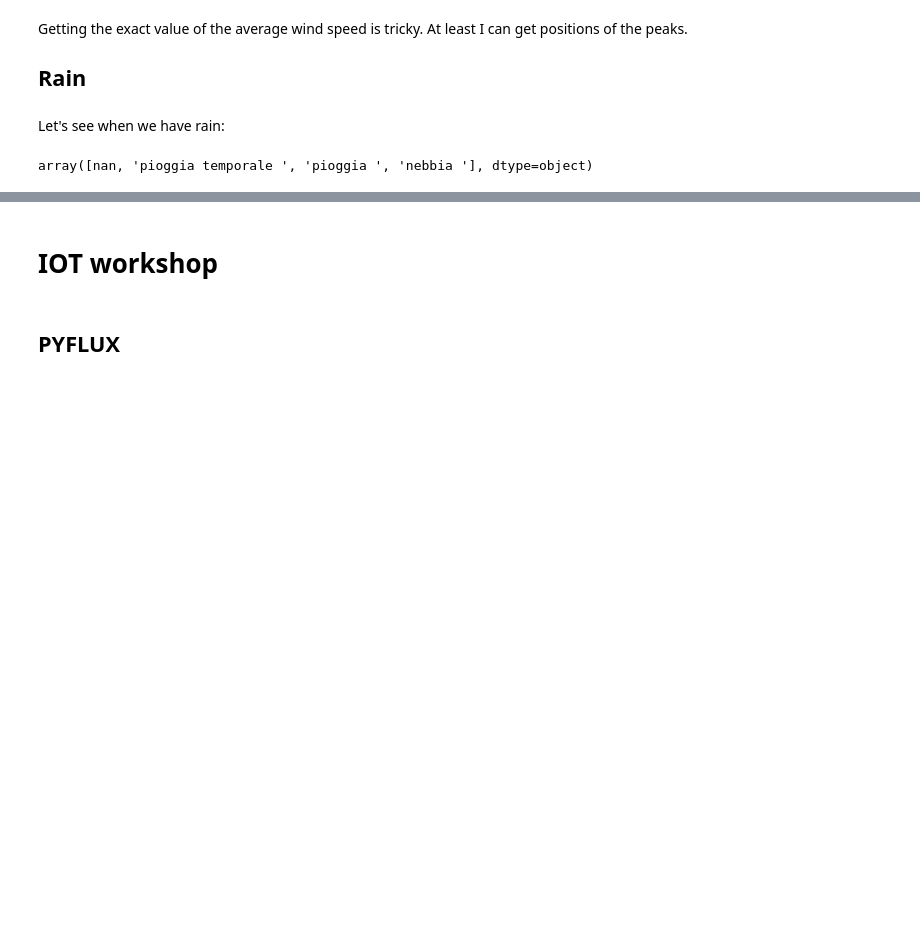
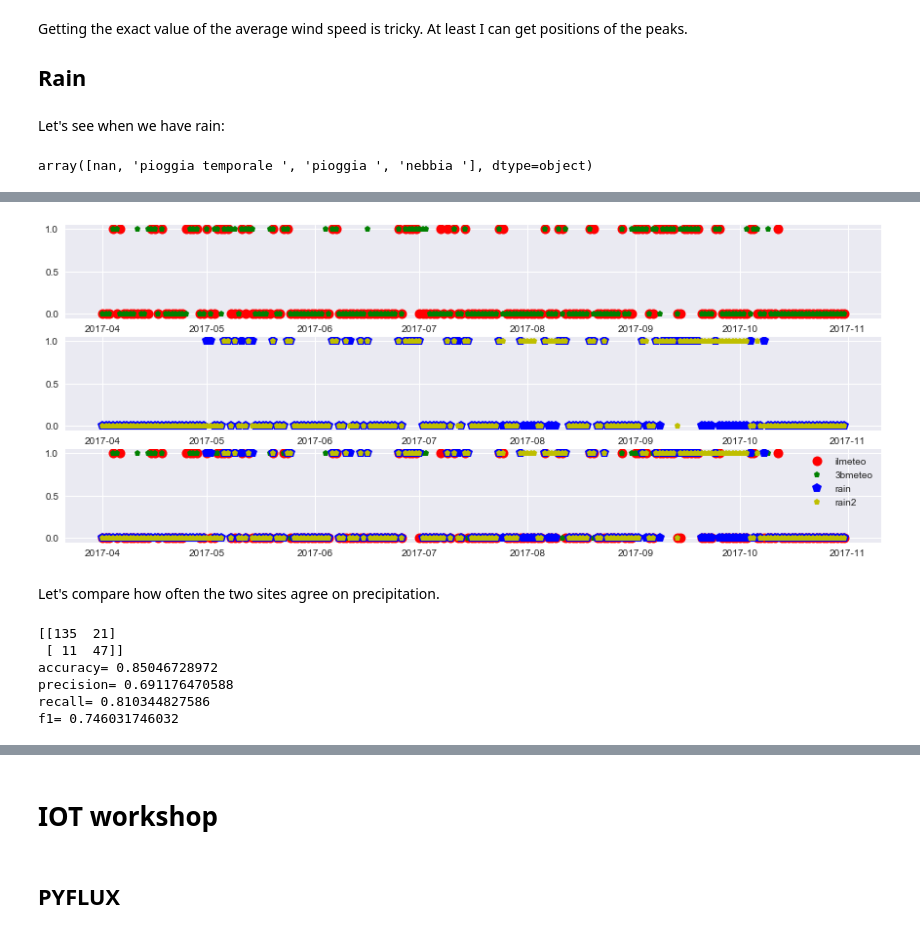
Before and after one commit to baruselli/weather_datalog, a Jupyter notebook: datalog.ipynb, the cells around one changed output, grey strips where cells are left out. Drawn from its saved outputs; the diff is of its cells as text; code cells hidden in the pictures; blank space fills up the shorter version.

Commit message:
more on rain

```diff
--- a/datalog.ipynb
+++ b/datalog.ipynb
@@ -422,6 +424,12 @@ def pioggia(row):
         return 1
     else:
         return 0
-all_daily["rain"]=all_daily.apply (lambda row: pioggia(row),axis=1)
 
-all_daily[["rain", "prec"]].tail(30)
+def pioggia2(row):
+    if (row["prec"]>0):
+        return 1
+    else:
+        return 0
+
+all_daily["rain_ilmeteo"]=all_daily.apply (lambda row: pioggia(row),axis=1)
+all_daily["rain_3bmeteo"]=all_daily.apply (lambda row: pioggia2(row),axis=1)
@@ -451,0 +438,17 @@ print(confusion_matrix(test_pioggia.pioggia,test_pioggia.Rain_01))
+# %%
+def pioggia3(row):
+    if (row["Rain_min"]<600):
+        return 1
+    else:
+        return 0
+
+def pioggia4(row):
+    if (row["Rain2_max"]>200):
+        return 1
+    else:
+        return 0
+
+all_daily["rain_01"]=all_daily.apply (lambda row: pioggia3(row),axis=1)
+all_daily["rain2_01"]=all_daily.apply (lambda row: pioggia4(row),axis=1)
+
+all_daily[["rain_ilmeteo", "rain_3bmeteo","rain_01","rain2_01"]].tail(10)
@@ -451,0 +467,30 @@ print(confusion_matrix(test_pioggia.pioggia,test_pioggia.Rain_01))
+# %%
+f, ax = plt.subplots(3,1,figsize=(15,6))
+for i in (0,2):
+    ax[i].plot(all_daily.rain_ilmeteo,'ro',markersize=10, label="ilmeteo")
+    ax[i].plot(all_daily.rain_3bmeteo,'gp',markersize=7, label="3bmeteo")
+for i in (1,2):
+    ax[i].plot(all_daily.rain_01,'bp',markersize=10, label="rain")
+    ax[i].plot(all_daily.rain2_01,'yp',markersize=7, label="rain2")
+#plt.plot(all_daily.Rain_min,'gp')
+plt.legend();
+# %% [output]
+[figure, added]
+# %% [markdown]
+Let's compare how often the two sites agree on precipitation.
+# %%
+from sklearn.metrics import confusion_matrix,accuracy_score, precision_score, recall_score,f1_score
+test_pioggia=pd.concat([all_daily.rain_ilmeteo,all_daily.rain_3bmeteo],axis=1).dropna()
+cm_ilm_3bm=confusion_matrix(all_daily.rain_ilmeteo,all_daily.rain_3bmeteo)
+print(cm_ilm_3bm)
+print("accuracy=", accuracy_score(all_daily.rain_ilmeteo,all_daily.rain_3bmeteo))
+print("precision=",precision_score(all_daily.rain_ilmeteo,all_daily.rain_3bmeteo))
+print("recall=",recall_score(all_daily.rain_ilmeteo,all_daily.rain_3bmeteo))
+print("f1=",f1_score(all_daily.rain_ilmeteo,all_daily.rain_3bmeteo))
+# %% [output]
+[[135  21]
+ [ 11  47]]
+accuracy= 0.85046728972
+precision= 0.691176470588
+recall= 0.810344827586
+f1= 0.746031746032
```
Also changed, not shown: parts of 11 cells of this notebook.
